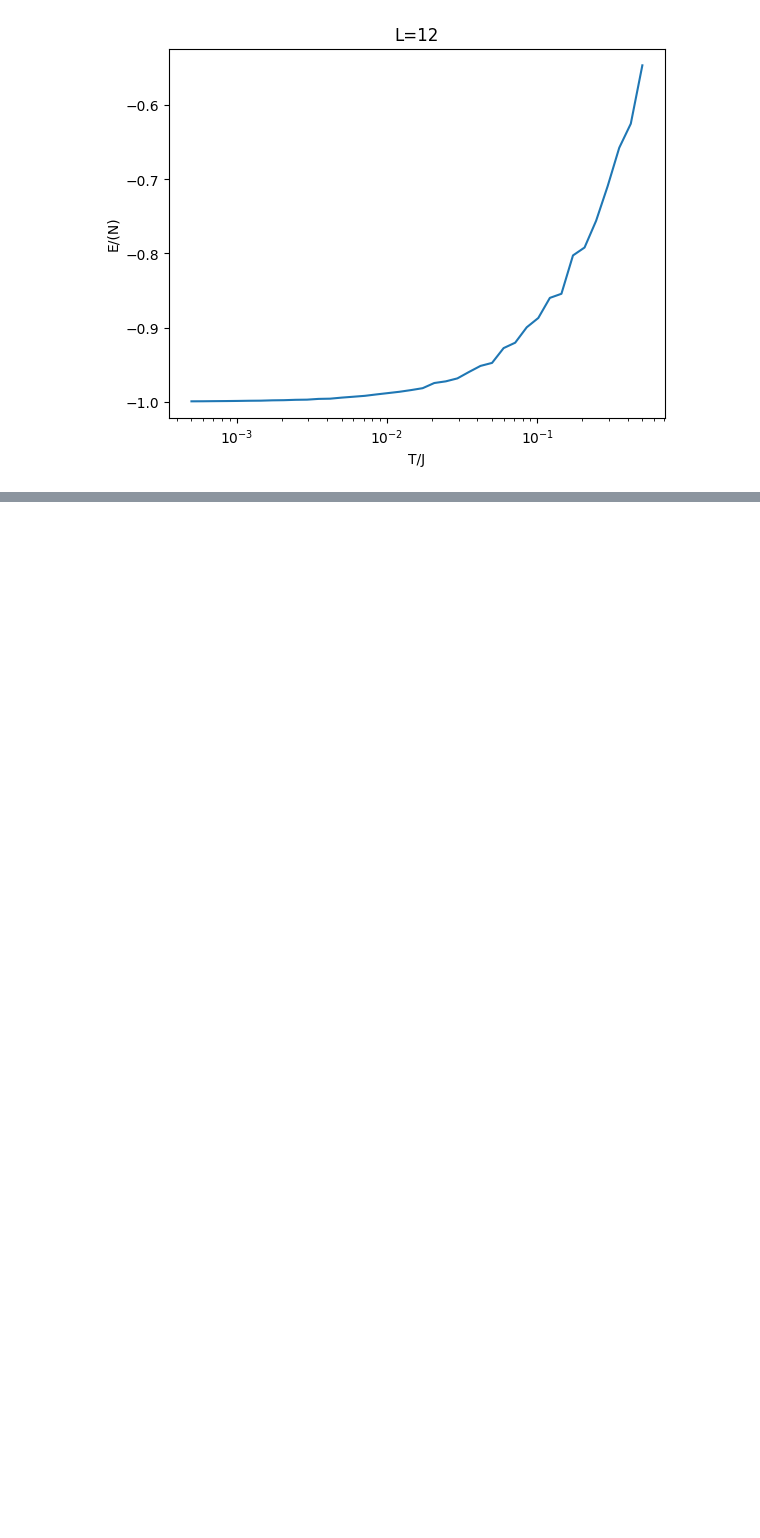
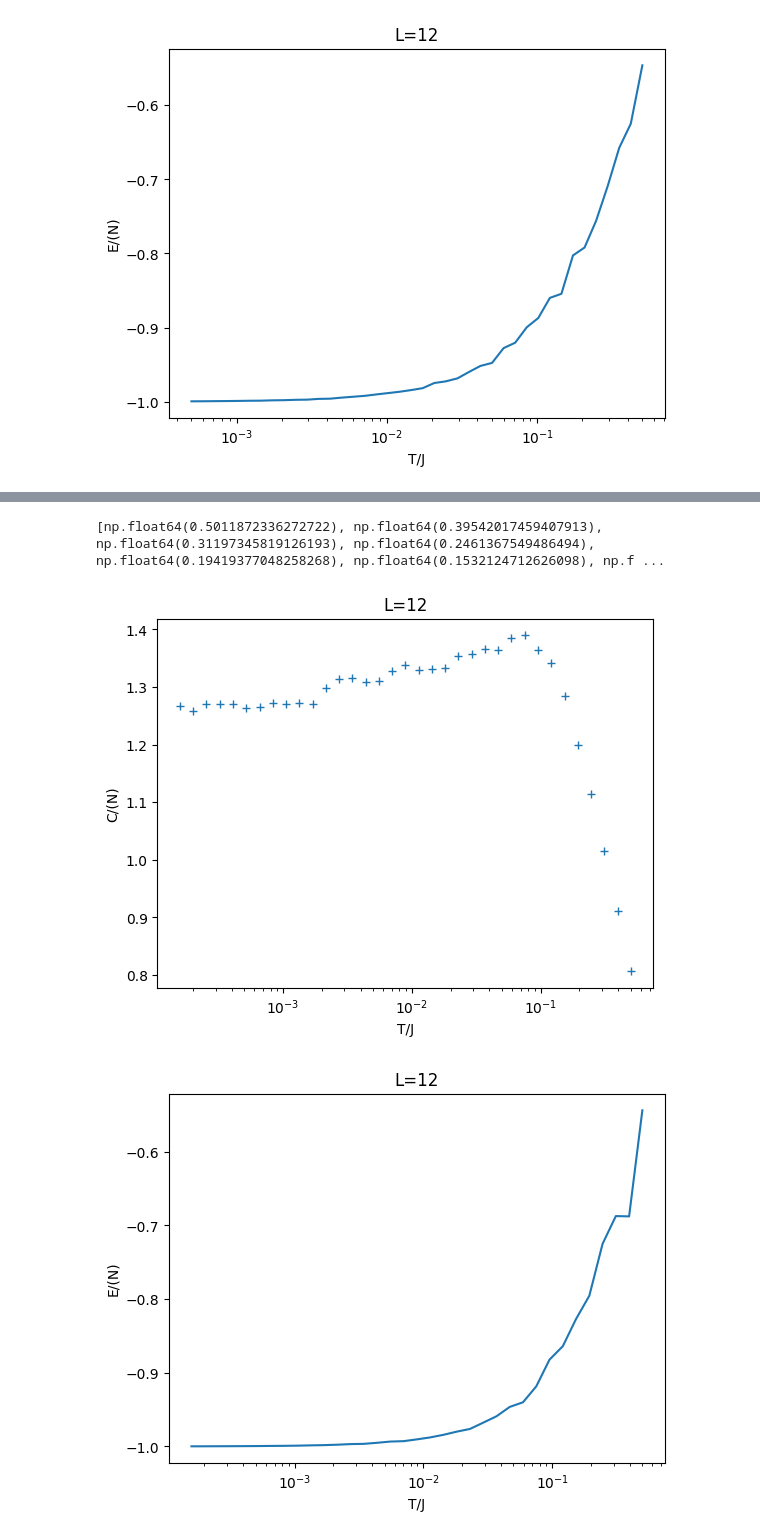
Before and after one commit to Sylvestre2251/Order-by-disorder-project-final-repository, a Jupyter notebook: Production/Tutorial.ipynb, the cells around one changed output, grey strips where cells are left out. Drawn from its saved outputs; the diff is of its cells as text; code cells hidden in the pictures; blank space fills up the shorter version.

```diff
--- a/Production/Tutorial.ipynb
+++ b/Production/Tutorial.ipynb
@@ -112,0 +115,80 @@ plt.show()
+# %%
+cwd = Path.cwd()
+parent = cwd.parent
+
+directory='Batch3'
+
+
+relative_path = 'Results/'+str(directory)
+
+full_path = os.path.join(parent, relative_path)
+
+numberoffile=1
+file =full_path+f'/simulation34.npy'
+infos=np.load(file,allow_pickle=True).item()
+Nx=infos['Nx']
+Ny=infos['Ny']
+N=3*Nx*Ny
+A=SimulationKagome.Simulation(Nx,Ny, 1,directory,seed_control=False,seed=1500,preload=True,oldconfig=infos['configuration'])
+A.spin_realign()
+#A.display_config()
+print(infos['Temperatures'])
+T=infos['Temperatures']
+
+C=infos['Capacité']
+
+
+x1=T
+y1=np.array(C)/(4*N)
+
+plt.semilogx(x1,y1,'+')
+plt.xlabel('T/J')
+plt.title(f'L={Nx}')
+plt.ylabel('C/(N)')
+plt.show()
+
+
+x = T
+y = np.array(infos['Energy'][1:])/(2*N)
+plt.xlabel('T/J')
+plt.title(f'L={Nx}')
+plt.ylabel('E/(N)')
+plt.semilogx(x,y)  # Log x-axis only
+plt.show()
+
+
+
+x = T
+y = infos['Q2']
+plt.xlabel('T/J')
+plt.title(f'L={Nx}')
+plt.ylabel('Q2')
+plt.semilogx(x,y,'+')  # Log x-axis only
+plt.show()
+
+x = T
+y = infos['T2']
+plt.xlabel('T/J')
+plt.title(f'L={Nx}')
+plt.ylabel('T2')
+plt.semilogx(x,y,'+')  # Log x-axis only
+plt.show()
+
+
+Accepta=[]
+for i in range(35):
+    file =full_path+f'/simulation{i}.npy'
+    infos=np.load(file,allow_pickle=True).item()
+    Accepta.append(np.mean(infos['acceptation_rate'][len(infos['acceptation_rate'])-1000:]))
+
+x = T
+y = Accepta
+plt.xlabel('T/J')
+plt.title(f'L={Nx}')
+plt.ylabel('accpetation rate')
+plt.semilogx(x,y,'+')  # Log x-axis only
+plt.show()
+# %% [output]
+[np.float64(0.5011872336272722), np.float64(0.39542017459407913), np.float64(0.31197345819126193), np.float64(0.2461367549486494), np.float64(0.19419377048258268), np.float64(0.1532124712626098), np.f ...
+[figure, added]
+[figure, added]
```
Also changed, not shown: parts of 4 cells of this notebook, 58 other files.
